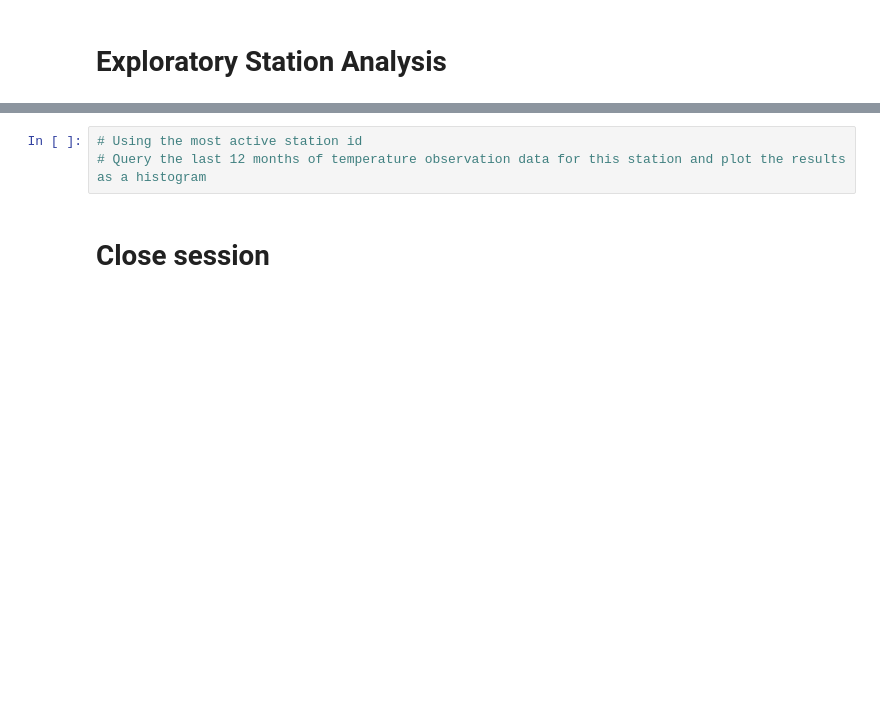
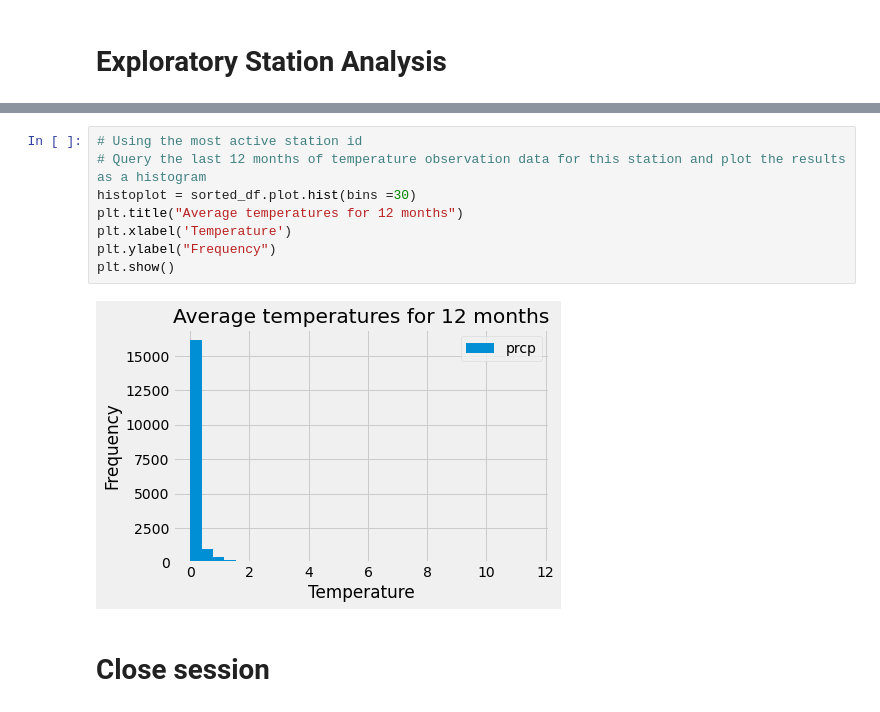
Before and after one commit to Marlyng26/Temperature-Analysis, a Jupyter notebook: climate_starter.ipynb, the cells around one changed output, grey strips where cells are left out. Drawn from its saved outputs; the diff is of its cells as text; blank space fills up the shorter version.

```diff
--- a/climate_starter.ipynb
+++ b/climate_starter.ipynb
@@ -65,6 +175,13 @@ Engine(sqlite:///hawaii.sqlite)
 # %%
 # Using the most active station id
 # Query the last 12 months of temperature observation data for this station and plot the results as a histogram
+histoplot = sorted_df.plot.hist(bins =30)
+plt.title("Average temperatures for 12 months")
+plt.xlabel('Temperature')
+plt.ylabel("Frequency")
+plt.show()
+# %% [output]
+[figure, added]
 # %% [markdown]
 # Close session
 # %%
```
Also changed, not shown: parts of 21 cells of this notebook, 1 other file.
